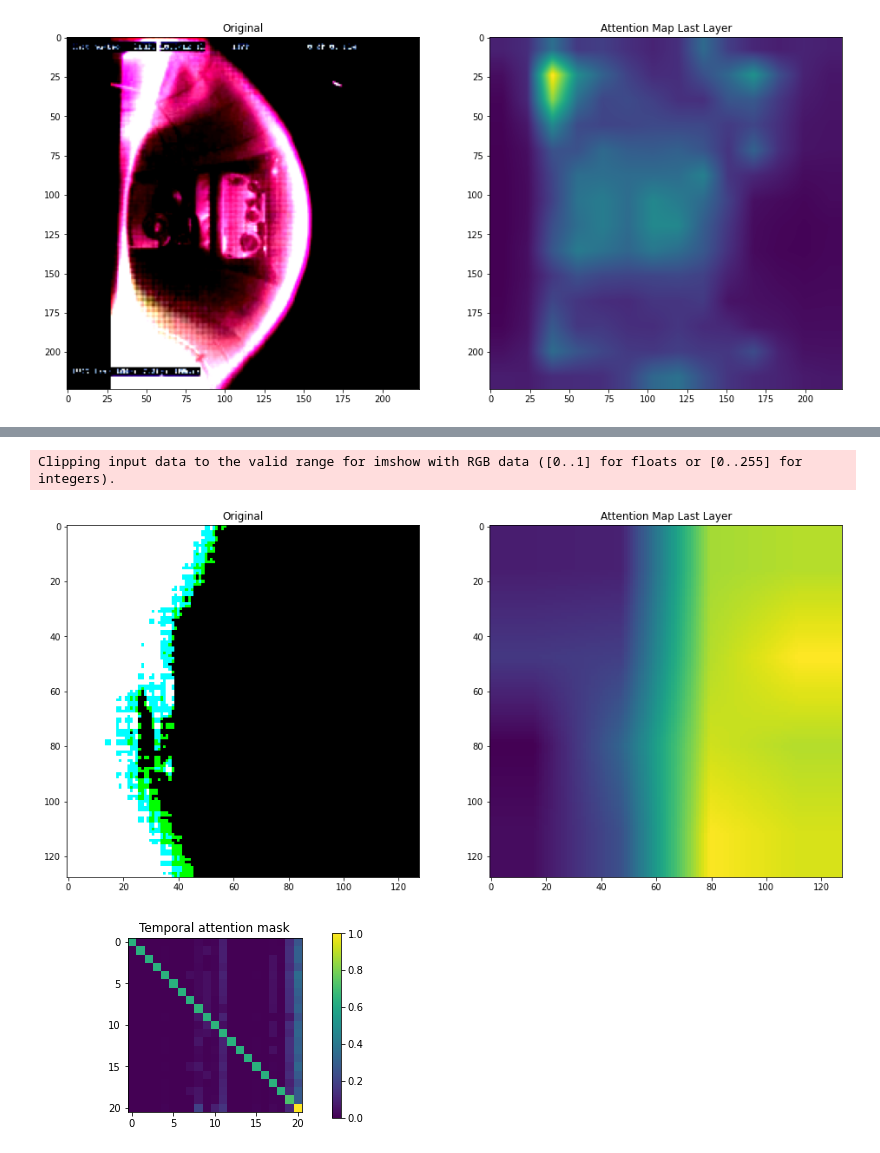
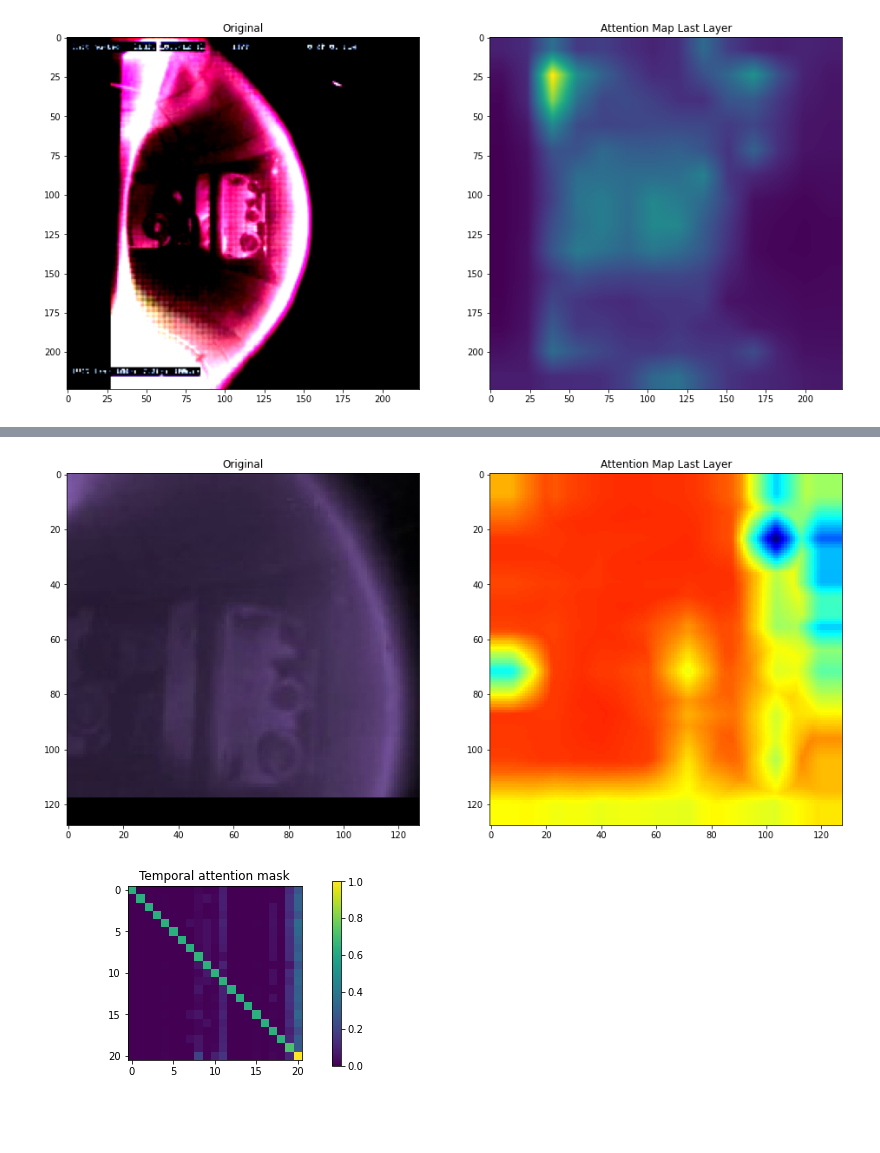
Before and after one commit to ZINZINBIN/Disruption-Prediciton-based-on-Multimodal-Deep-Learning, a Jupyter notebook: analysis/analysis_explainable_AI.ipynb, the cells around one changed output, grey strips where cells are left out. Drawn from its saved outputs; the diff is of its cells as text; code cells hidden in the pictures; blank space fills up the shorter version.

```diff
--- a/analysis/analysis_explainable_AI.ipynb
+++ b/analysis/analysis_explainable_AI.ipynb
@@ -221,22 +202,22 @@ from src.models.ViViT import ViViT
 
 model = ViViT(
     image_size = 128,
-    patch_size = 32,
+    patch_size = 16,
     n_classes = 2,
     n_frames = 21,
-    dim = 64,
-    depth = 4,
-    n_heads = 8,
-    pool = "cls",
+    dim = 128,
+    depth = 2,
+    n_heads = 4,
+    pool = "mean",
     in_channels = 3,
     d_head = 64,
-    dropout = 0.25,
-    embedd_dropout=0.25,
-    scale_dim = 4
+    dropout = 0.1,
+    embedd_dropout=0.1,
+    scale_dim = 8
 )
 
-save_best_dir = "./weights/ViViT_clip_21_dist_0_best.pt"
-model.load_state_dict(torch.load(save_best_dir))
+save_best_dir = "./weights/ViViT_clip_21_dist_3_Focal_DRW_seed_40_best.pt"
+model.load_state_dict(torch.load(save_best_dir, map_location=torch.device('cpu')))
 
 for name, module in model.named_modules():
     for name_, module_ in module.named_children():
@@ -334,22 +346,34 @@ att_mask = rollout_model(sample_data)
 # %%
+import cv2
+import matplotlib.pyplot as plt
+
 sample_data, sample_label = next(iter(train_loader))
 sample_data = sample_data.to(device)
 
 rollout_model = ViViTAttentionRollout(model)
 att_mask = rollout_model(sample_data)
 
+att_heatmap = cv2.applyColorMap(np.uint8(255 * att_mask), cv2.COLORMAP_JET)
+att_result = att_heatmap / np.max(att_heatmap)
+att_result = np.uint8(255 * att_result)
+
 shot = sample_data.cpu().numpy()[0][:,-1,:,:]
 shot = np.transpose(shot, (1,2,0))
+shot += np.array([90, 98, 102])
+shot = np.uint8(shot)
+
+img = sample_data[:,:,-2,:,:].cpu().squeeze().permute(1,2,0).numpy()
+img += np.array([90, 98, 102])
+img = np.uint8(img)
 
 att_map = cv2.resize(att_mask[-1], (128,128))
 fig, (ax1, ax2) = plt.subplots(ncols=2, figsize=(16, 16))
 ax1.set_title('Original')
 ax2.set_title('Attention Map Last Layer')
-_ = ax1.imshow(shot)
-_ = ax2.imshow(att_map)
+_ = ax1.imshow(shot, cmap = plt.cm.get_cmap('jet'))
+_ = ax2.imshow(att_result, cmap = plt.cm.get_cmap('jet'))
 # %% [output]
-Clipping input data to the valid range for imshow with RGB data ([0..1] for floats or [0..255] for integers).
-[figure, old version]
+[figure, new version]
 # %%
 # what about temporal transformer
 
```
Also changed, not shown: parts of 12 cells of this notebook, 8 other files.
